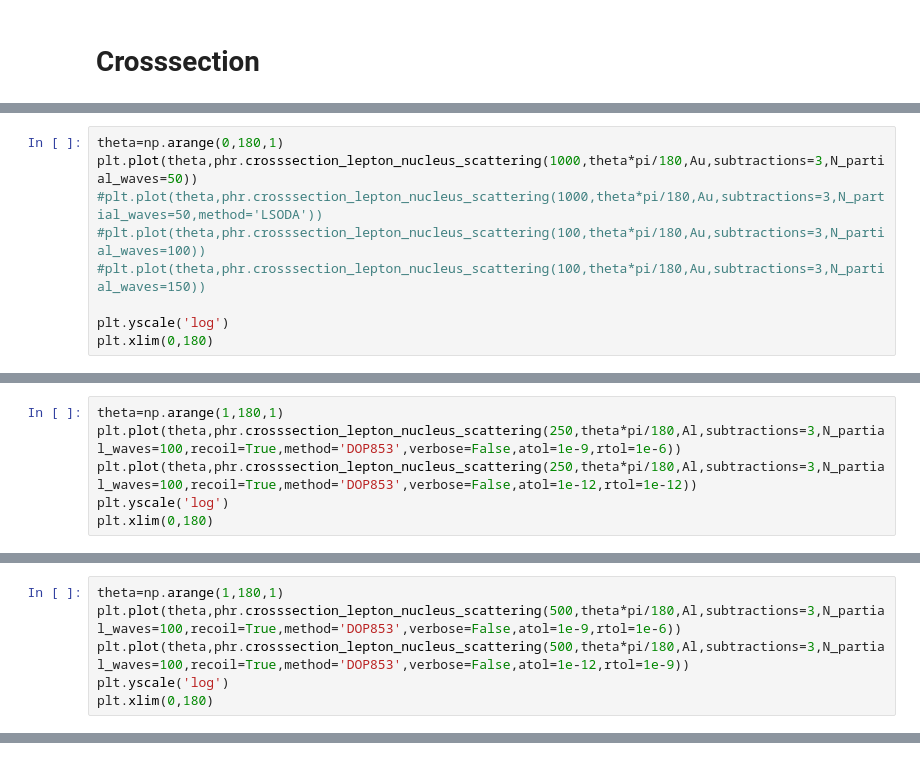
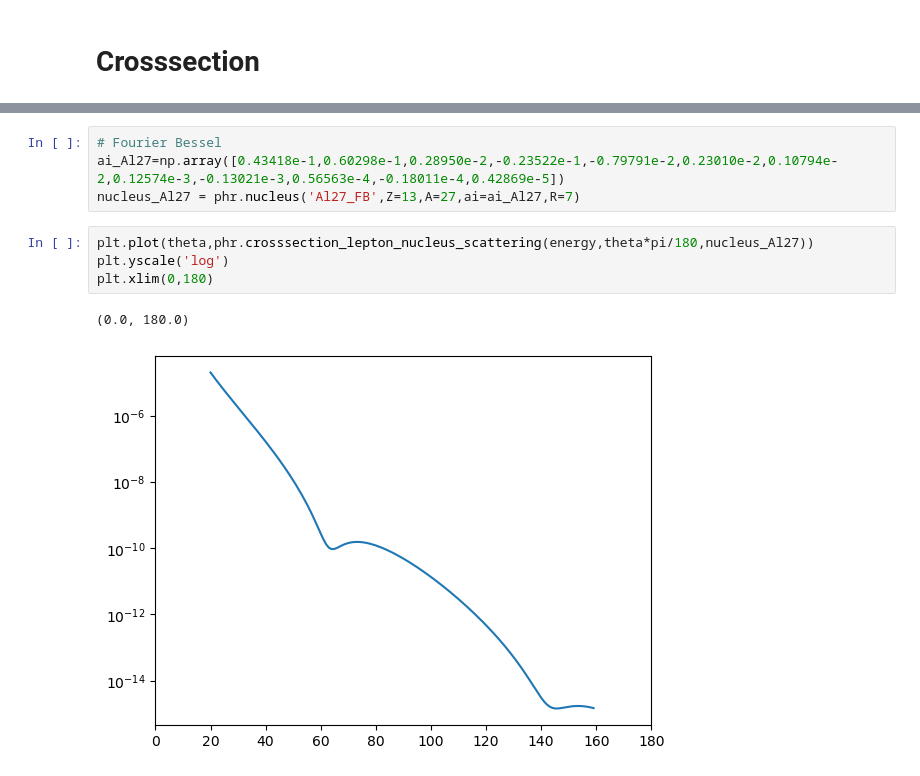
Before and after one commit to Partynumbers42/phasr, a Jupyter notebook: Example.ipynb, the cells around one changed output, grey strips where cells are left out. Saved outputs shown, nothing was run; the diff lists cells and outputs as text.

```diff
--- a/Example.ipynb
+++ b/Example.ipynb
@@ -1362,9 +227,0 @@ plt.xlim(0,180)
-# %%
-theta=np.arange(0,180,1)
-plt.plot(theta,phr.crosssection_lepton_nucleus_scattering(1000,theta*pi/180,Au,subtractions=3,N_partial_waves=50))
-#plt.plot(theta,phr.crosssection_lepton_nucleus_scattering(1000,theta*pi/180,Au,subtractions=3,N_partial_waves=50,method='LSODA'))
-#plt.plot(theta,phr.crosssection_lepton_nucleus_scattering(100,theta*pi/180,Au,subtractions=3,N_partial_waves=100))
-#plt.plot(theta,phr.crosssection_lepton_nucleus_scattering(100,theta*pi/180,Au,subtractions=3,N_partial_waves=150))
-
-plt.yscale('log')
-plt.xlim(0,180)
@@ -1374,6 +227,0 @@ plt.xlim(0,180)
-# %%
-theta=np.arange(1,180,1)
-plt.plot(theta,phr.crosssection_lepton_nucleus_scattering(250,theta*pi/180,Al,subtractions=3,N_partial_waves=100,recoil=True,method='DOP853',verbose=False,atol=1e-9,rtol=1e-6))
-plt.plot(theta,phr.crosssection_lepton_nucleus_scattering(250,theta*pi/180,Al,subtractions=3,N_partial_waves=100,recoil=True,method='DOP853',verbose=False,atol=1e-12,rtol=1e-12))
-plt.yscale('log')
-plt.xlim(0,180)
@@ -1383,6 +227,0 @@ plt.xlim(0,180)
-# %%
-theta=np.arange(1,180,1)
-plt.plot(theta,phr.crosssection_lepton_nucleus_scattering(500,theta*pi/180,Al,subtractions=3,N_partial_waves=100,recoil=True,method='DOP853',verbose=False,atol=1e-9,rtol=1e-6))
-plt.plot(theta,phr.crosssection_lepton_nucleus_scattering(500,theta*pi/180,Al,subtractions=3,N_partial_waves=100,recoil=True,method='DOP853',verbose=False,atol=1e-12,rtol=1e-9))
-plt.yscale('log')
-plt.xlim(0,180)
@@ -1535,0 +228,11 @@ AssertionError: groundstate energy should be -0.4590348117169327, but is -0.4650
+# %%
+# Fourier Bessel
+ai_Al27=np.array([0.43418e-1,0.60298e-1,0.28950e-2,-0.23522e-1,-0.79791e-2,0.23010e-2,0.10794e-2,0.12574e-3,-0.13021e-3,0.56563e-4,-0.18011e-4,0.42869e-5])
+nucleus_Al27 = phr.nucleus('Al27_FB',Z=13,A=27,ai=ai_Al27,R=7)
+# %%
+plt.plot(theta,phr.crosssection_lepton_nucleus_scattering(energy,theta*pi/180,nucleus_Al27))
+plt.yscale('log')
+plt.xlim(0,180)
+# %% [output]
+(0.0, 180.0)
+[figure, added]
```
Also changed, not shown: parts of 147 cells of this notebook, 1 other file.
